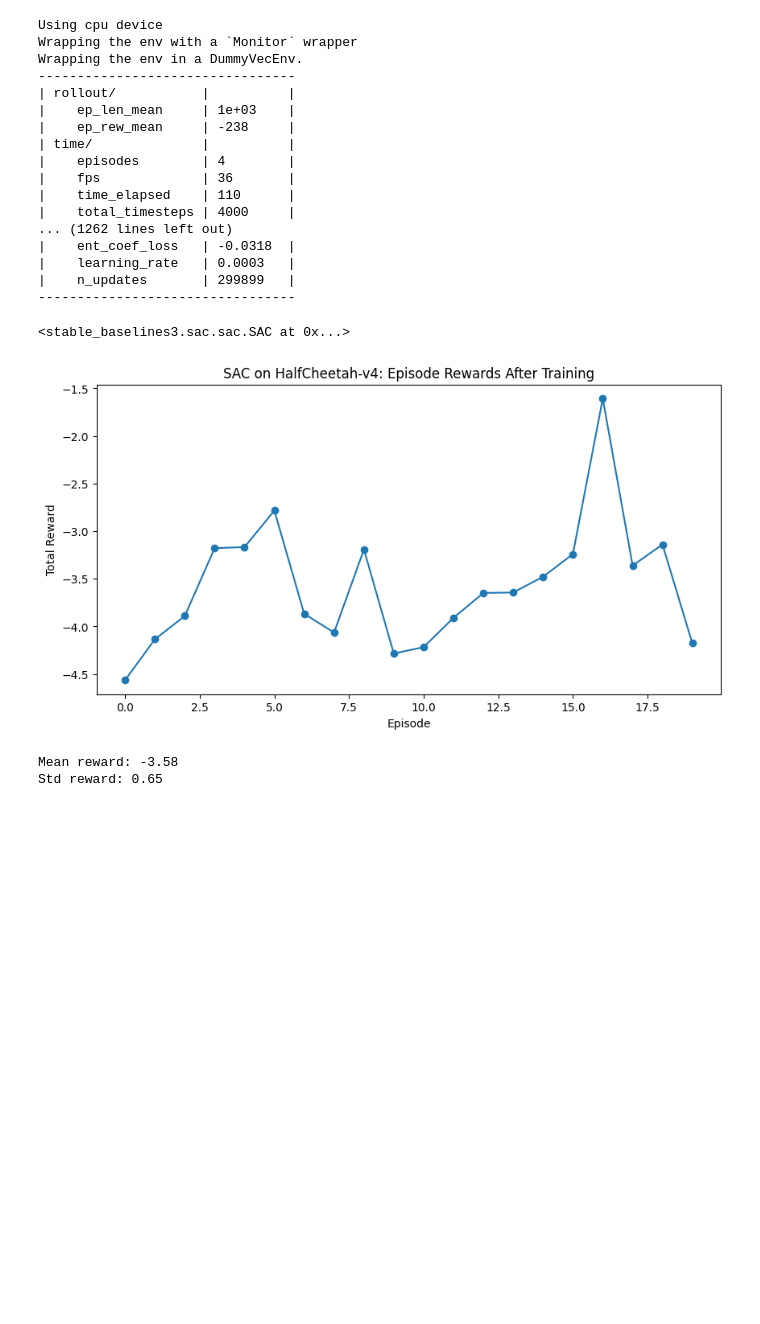
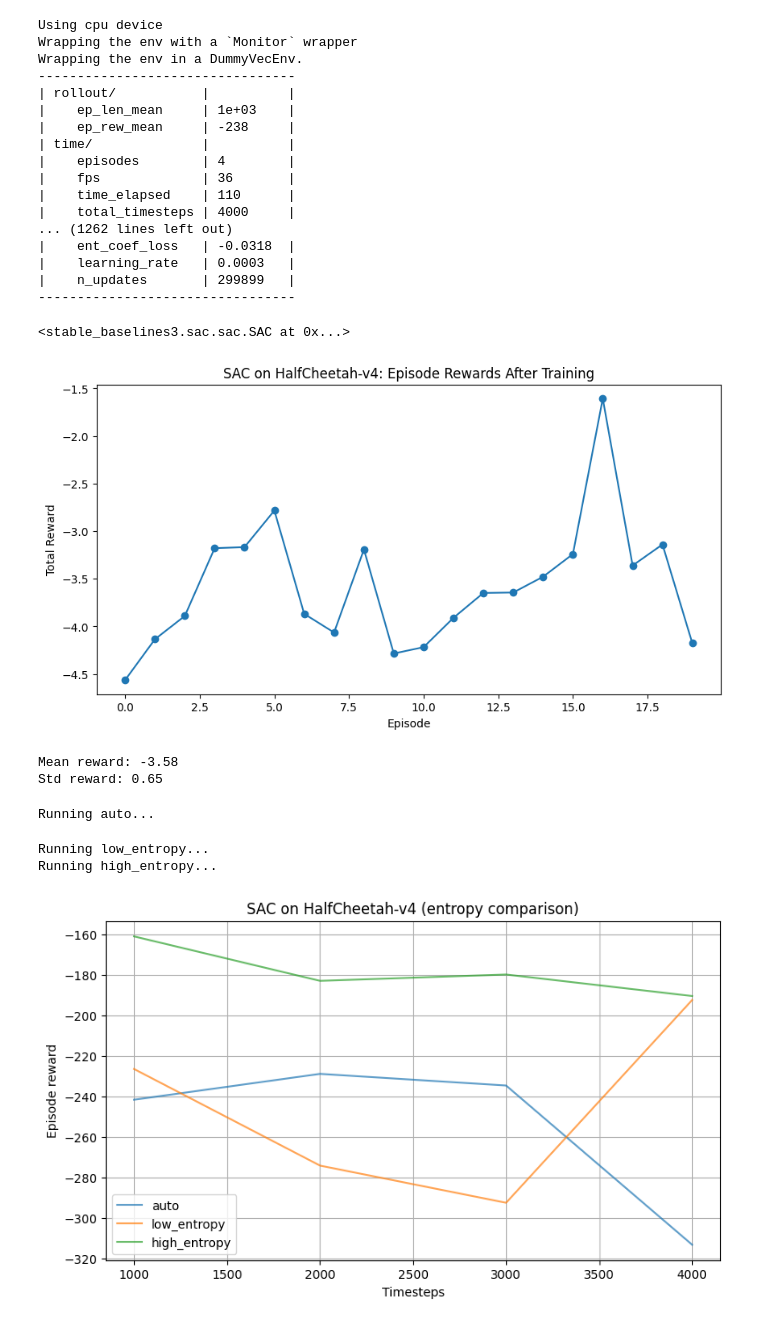
Before and after one commit to Cristian-Cortez/CSE337-labs, a Jupyter notebook: lab12_SAC.ipynb, the cells around one changed output. Saved outputs shown, nothing was run; the diff lists cells and outputs as text; code cells hidden in the pictures; blank space fills up the shorter version.

```diff
--- a/lab12_SAC.ipynb
+++ b/lab12_SAC.ipynb
@@ -270,3 +270,76 @@ print(f"Std reward: {np.std(episode_rewards):.2f}")
 [figure]
 Mean reward: -3.58
 Std reward: 0.65
+# %%
+import gymnasium as gym
+import numpy as np
+import matplotlib.pyplot as plt
+from stable_baselines3 import SAC
+from stable_baselines3.common.callbacks import BaseCallback
+from stable_baselines3.common.monitor import Monitor
+
+# ---------------- Reward Logger -----------------
+
+class RewardLogger(BaseCallback):
+    def __init__(self):
+        super().__init__()
+        self.logs = []   # (timestep, episode_reward)
+
+    def _on_step(self):
+        info = self.locals["infos"][0]
+        if "episode" in info:
+            ep_reward = info["episode"]["r"]
+            step = self.num_timesteps
+            self.logs.append((step, ep_reward))
+        return True
+
+# --------------- Training function ---------------
+
+def train_sac(ent_coef, total_steps=4_000):
+    env = Monitor(gym.make("HalfCheetah-v4"))
+    logger = RewardLogger()
+
+    model = SAC(
+        "MlpPolicy",
+        env,
+        ent_coef=ent_coef,    # can be "auto" or float
+        verbose=0
+    )
+
+    model.learn(total_timesteps=total_steps, callback=logger)
+    return model, logger.logs
+
+# ----------------- Run experiments -----------------
+
+settings = {
+    "auto": "auto",
+    "low_entropy": 0.01,
+    "high_entropy": 0.5
+}
+
+logs = {}
+
+for name, ent in settings.items():
+    print(f"Running {name}...")
+    _, log = train_sac(ent)
+    logs[name] = log
+
+# --------------- Plot learning curves ---------------
+
+plt.figure(figsize=(9,5))
+
+for name, data in logs.items():
+    steps, rewards = zip(*data)
+    plt.plot(steps, rewards, label=name, alpha=0.7)
+
+plt.legend()
+plt.xlabel("Timesteps")
+plt.ylabel("Episode reward")
+plt.title("SAC on HalfCheetah-v4 (entropy comparison)")
+plt.grid(True)
+plt.show()
+# %% [output]
+Running auto...
+Running low_entropy...
+Running high_entropy...
+[figure, added]
```
Also changed, not shown: parts of 1 cell of this notebook.
